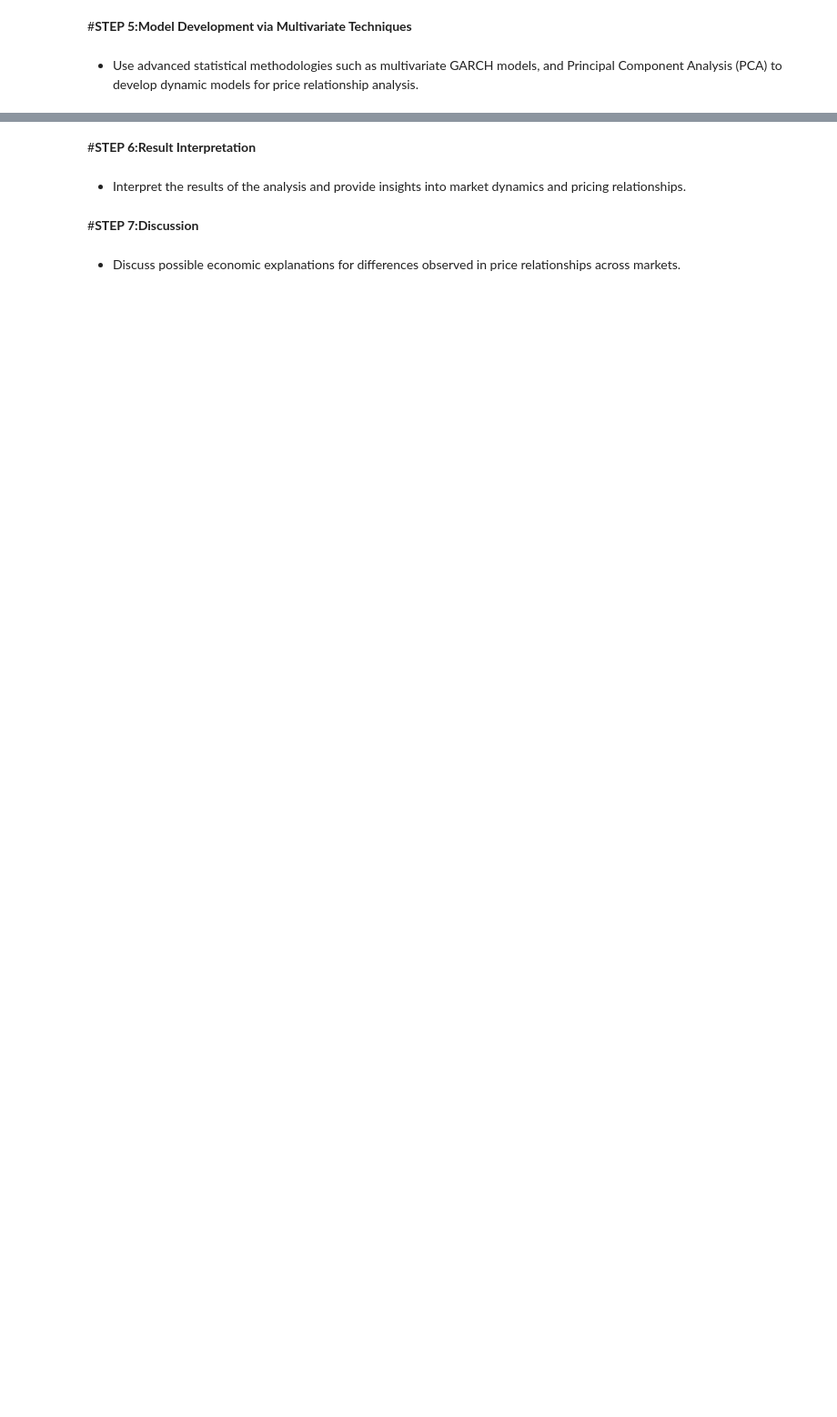
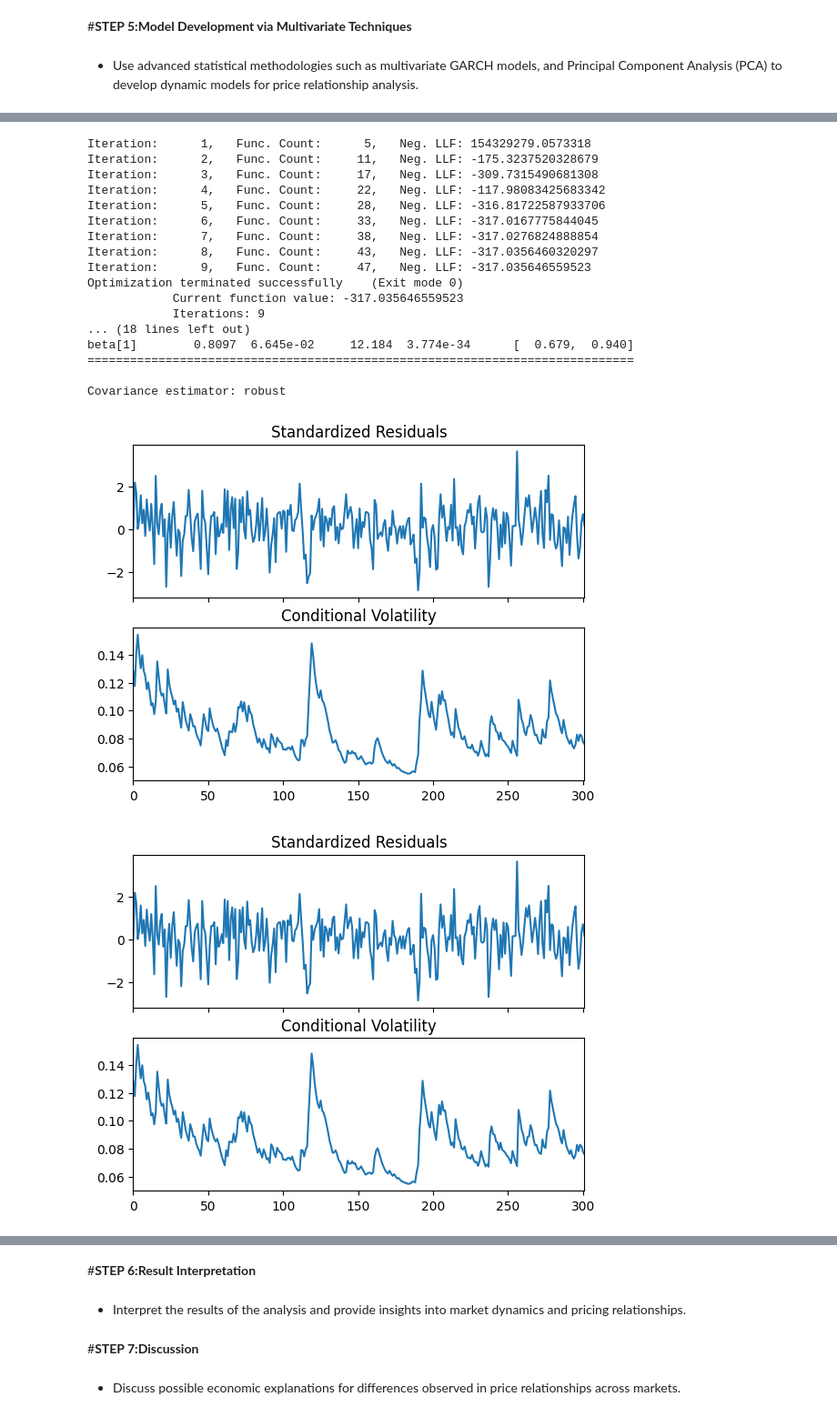
Before and after one commit to shivanivermapro/WQU-Capstone-Project, a Jupyter notebook: WQU_Capstone.ipynb, the cells around one changed output, grey strips where cells are left out. Shown at 91% size. Cells and saved outputs as stored; diff of their text form; code cells hidden in the pictures; blank space fills up the shorter version.

```diff
--- a/WQU_Capstone.ipynb
+++ b/WQU_Capstone.ipynb
@@ -83,7 +101,7 @@ plt.show()
 # %%
 def preprocess_data(df, zero_handling=[], negative_handling=[], blank_handling='ffill', outlier_threshold=3):
     """
-    Preprocesses the DataFrame by handling zero values, negative values, blank values, and outliers.
+    Preprocesses the DataFrame by handling zero values, negative values, blank values, outliers, and NaN values.
 
     Parameters:
         df (DataFrame): Input DataFrame to be preprocessed.
@@ -95,6 +113,9 @@ def preprocess_data(df, zero_handling=[], negative_handling=[], blank_handling='
     Returns:
         DataFrame: Preprocessed DataFrame.
     """
+    # Handle NaN values
+    df.fillna(method=blank_handling, inplace=True)
+
     # Handle zero values
     if zero_handling:
         for col in zero_handling:
@@ -104,14 +125,6 @@ def preprocess_data(df, zero_handling=[], negative_handling=[], blank_handling='
     if negative_handling:
         for col in negative_handling:
             df[col] = df[col].apply(lambda x: max(0, x))
-
-    # Handle blank values
-    if blank_handling == 'ffill':
-        df.fillna(method='ffill', inplace=True)
-    elif blank_handling == 'bfill':
-        df.fillna(method='bfill', inplace=True)
-    elif blank_handling == 'mean':
-        df.fillna(df.mean(), inplace=True)
 
     # Define function for handling outliers
     def handle_outliers(series):
@@ -321,0 +337,29 @@ model.generate_diagnostics()
+# %%
+# Extract the relevant columns for GARCH modeling
+oil_prices_data = all_processed_data[['Bloomberg European Dated Brent Forties Oseberg Ekofisk (BFOE) Crude Oil Spot Price',
+                                      'Crude Oil Price in USD',
+                                      'Europe Brent Spot Price FOB Dollars per Barrel',
+                                      'California Kern River First Purchase Price Dollars per Barrel',
+                                      'Cushing OK WTI Spot Price FOB Dollars per Barrel']]
+
+# Select a single column for GARCH modeling
+oil_price_series = oil_prices_data['Bloomberg European Dated Brent Forties Oseberg Ekofisk (BFOE) Crude Oil Spot Price']
+
+# Drop rows with NaN values
+oil_price_series.dropna(inplace=True)
+
+# Create a GARCH model
+model = arch_model(oil_price_series, mean="Zero", vol="GARCH", p=1, q=1)
+
+# Fit the model
+model_fit = model.fit()
+
+# Print the model summary
+print(model_fit.summary())
+
+# Plot the standardized residuals
+model_fit.plot()
+
+# Generate statistics and diagnostic plots
+model_fit.plot()
+# %% [output]
@@ -321,0 +378,19 @@ model.generate_diagnostics()
+Iteration:      1,   Func. Count:      5,   Neg. LLF: 154329279.0573318
+Iteration:      2,   Func. Count:     11,   Neg. LLF: -175.3237520328679
+Iteration:      3,   Func. Count:     17,   Neg. LLF: -309.7315490681308
+Iteration:      4,   Func. Count:     22,   Neg. LLF: -117.98083425683342
+Iteration:      5,   Func. Count:     28,   Neg. LLF: -316.81722587933706
+Iteration:      6,   Func. Count:     33,   Neg. LLF: -317.0167775844045
+Iteration:      7,   Func. Count:     38,   Neg. LLF: -317.0276824888854
+Iteration:      8,   Func. Count:     43,   Neg. LLF: -317.0356460320297
+Iteration:      9,   Func. Count:     47,   Neg. LLF: -317.035646559523
+Optimization terminated successfully    (Exit mode 0)
+            Current function value: -317.035646559523
+            Iterations: 9
+... (18 lines left out)
+beta[1]        0.8097  6.645e-02     12.184  3.774e-34      [  0.679,  0.940]
+=============================================================================
+
+Covariance estimator: robust
+[figure, added]
+[figure, added]
```
Also changed, not shown: parts of 8 cells of this notebook.
